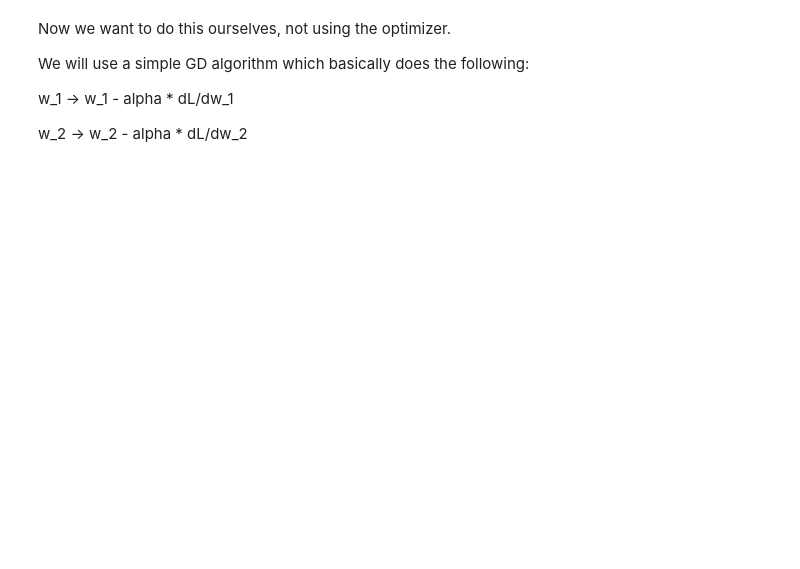
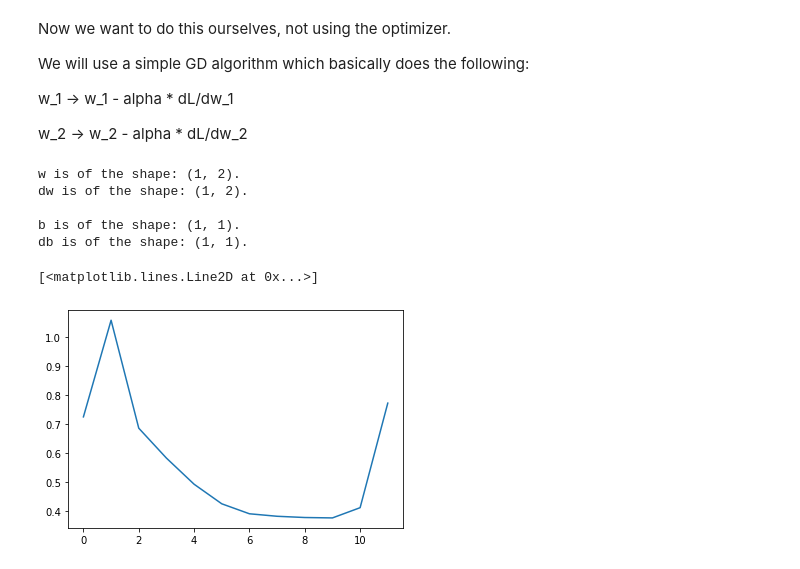
Before and after one commit to sraeisi/Machine_Learning_Physics_Winter20, a Jupyter notebook: Chpt4/NN_Intro.ipynb, the cells around one changed output. Cells and saved outputs as stored; diff of their text form; code cells hidden in the pictures; blank space fills up the shorter version.

```diff
--- a/Chpt4/NN_Intro.ipynb
+++ b/Chpt4/NN_Intro.ipynb
@@ -188,7 +218,7 @@ b_list = [ np.random.uniform(-1,1,size=[1, n_l[i+1]  ]) for i in range(len(n_l)
 
 # predicted_y = log_reg_predict(x,w,b)
 # predicted_y.shape
-a = NN_forward(x, w_list, b_list)
+a = NN_forward_function(x, w_list, b_list)
 a[-1].shape
 # %% [output]
 (100, 3)
@@ -293,0 +374,52 @@ w_2  -> w_2 - alpha * dL/dw_2
+# %%
+## Calculate the derivatives
+## See the notes for how these are calculated.
+dw = np.dot((a-y), x.T)
+db = (( a-y ).sum()/n_s).reshape(-1,1)
+
+## Let's check if the shapes are a match.
+print(f"w is of the shape: {w.shape}.")
+print(f"dw is of the shape: {dw.shape}.\n")
+
+print(f"b is of the shape: {b.shape}.")
+print(f"db is of the shape: {db.shape}.\n")
+# %% [output]
+w is of the shape: (1, 2).
+dw is of the shape: (1, 2).
+
+b is of the shape: (1, 1).
+db is of the shape: (1, 1).
+# %%
+### Now we update the weigts and bias.
+w -= ETA * dw
+b -= ETA * db
+
+a = log_reg_predict(x,w,b)
+
+w_list += [w]
+b_list += [b]
+
+loss_list += [cross_entropy(y, a, noise)]
+# %%
+##Let's repeat this a few times.
+n_itr = 10  #number of iterations to repeat this.
+
+for i in range(n_itr):
+    dw = np.dot((a-y), x.T)
+    db = (( a-y ).sum()/n_s).reshape(-1,1)
+
+    w -= ETA * dw
+    b -= ETA * db
+
+    a = log_reg_predict(x,w,b)
+
+    w_list += [w]
+    b_list += [b]
+
+    loss_list += [cross_entropy(y, a, noise)]
+
+
+plt.plot(loss_list)
+# %% [output]
+[<matplotlib.lines.Line2D at 0x...>]
+[figure, added]
```
Also changed, not shown: parts of 17 cells of this notebook.
